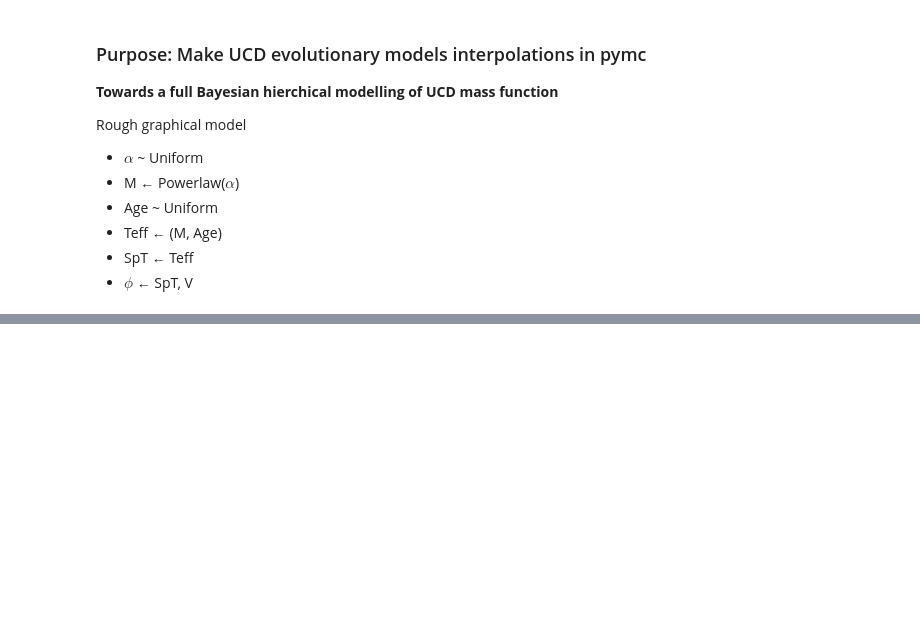
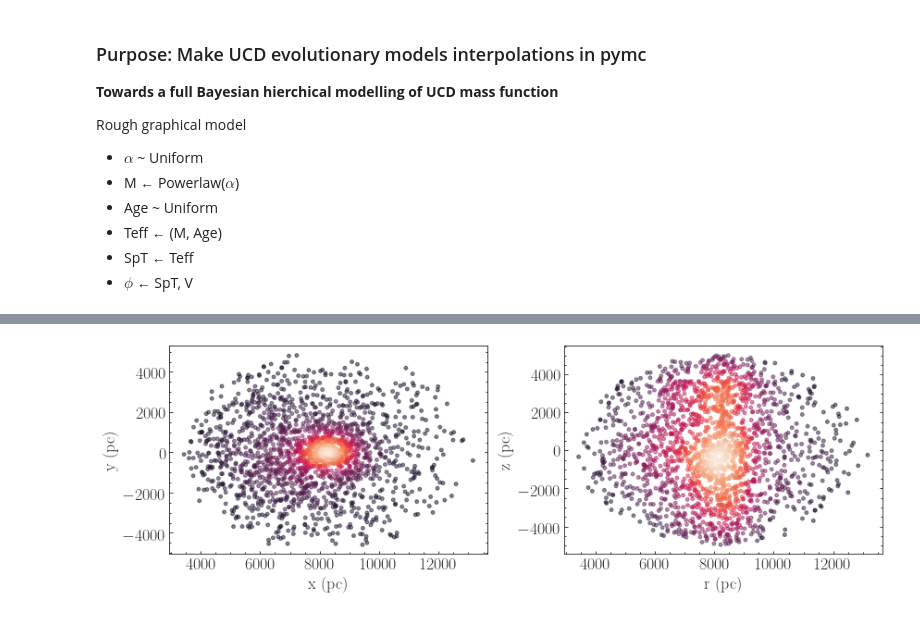
Before and after one commit to caganze/ucdsim, a Jupyter notebook: notebooks/evolutionary models.ipynb, the cells around one changed output, grey strips where cells are left out. Saved outputs shown, nothing was run; the diff lists cells and outputs as text; code cells hidden in the pictures; blank space fills up the shorter version.

```diff
--- a/notebooks/evolutionary models.ipynb
+++ b/notebooks/evolutionary models.ipynb
@@ -131,0 +199,22 @@ h=plt.hist(splat_teff_to_spt(np.concatenate(trace.tg[:,0])), histtype='step', bi
+# %%
+kde1=wisps.kernel_density([trace.r, trace.z])
+kde2=wisps.kernel_density([trace.x, trace.y])
+
+dens1=kde1.pdf([trace.r, trace.z])
+dens2=kde2.pdf([trace.x, trace.y])
+# %%
+fig, ax=plt.subplots(ncols=2, figsize=(12, 4))
+c=ax[0].scatter(trace.x, trace.y, c=dens2, s=15.,  alpha=0.5)
+ax[0].set_xlabel('x (pc)', fontsize=18)
+ax[0].set_ylabel('y (pc)', fontsize=18)
+
+c=ax[1].scatter(trace.r, trace.z, c=dens1, s=15.,  alpha=0.5)
+ax[1].set_xlabel('r (pc)', fontsize=18)
+ax[1].set_ylabel('z (pc)', fontsize=18)
+
+ax[0].minorticks_on()
+ax[1].minorticks_on()
+
+plt.tight_layout()
+# %% [output]
+[figure, added]
```
Also changed, not shown: parts of 13 cells of this notebook.
